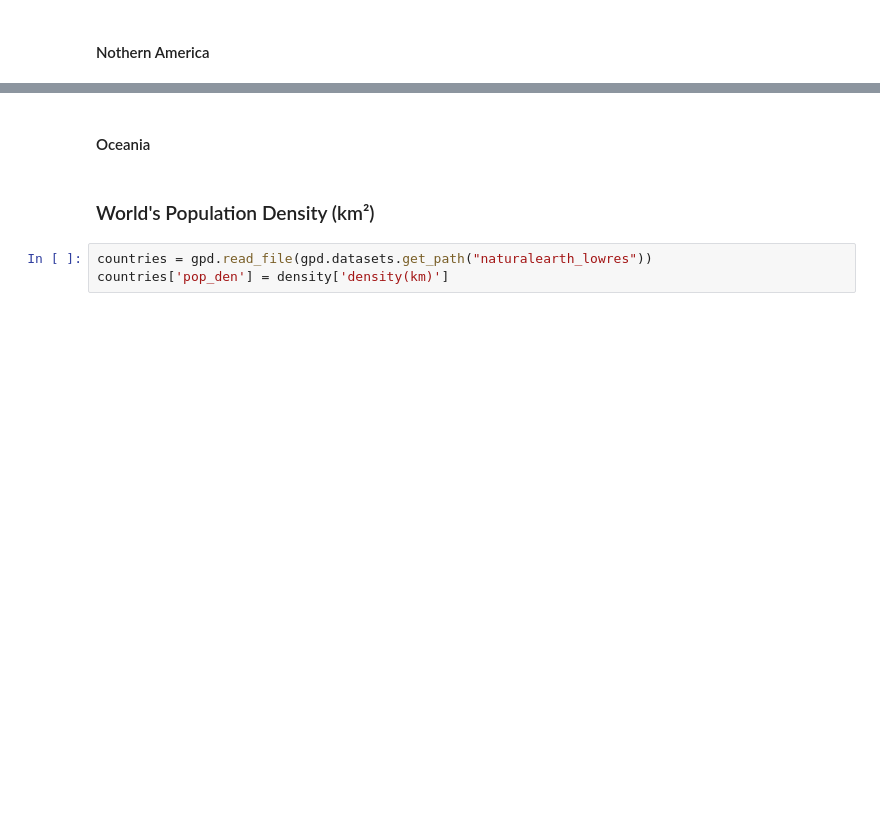
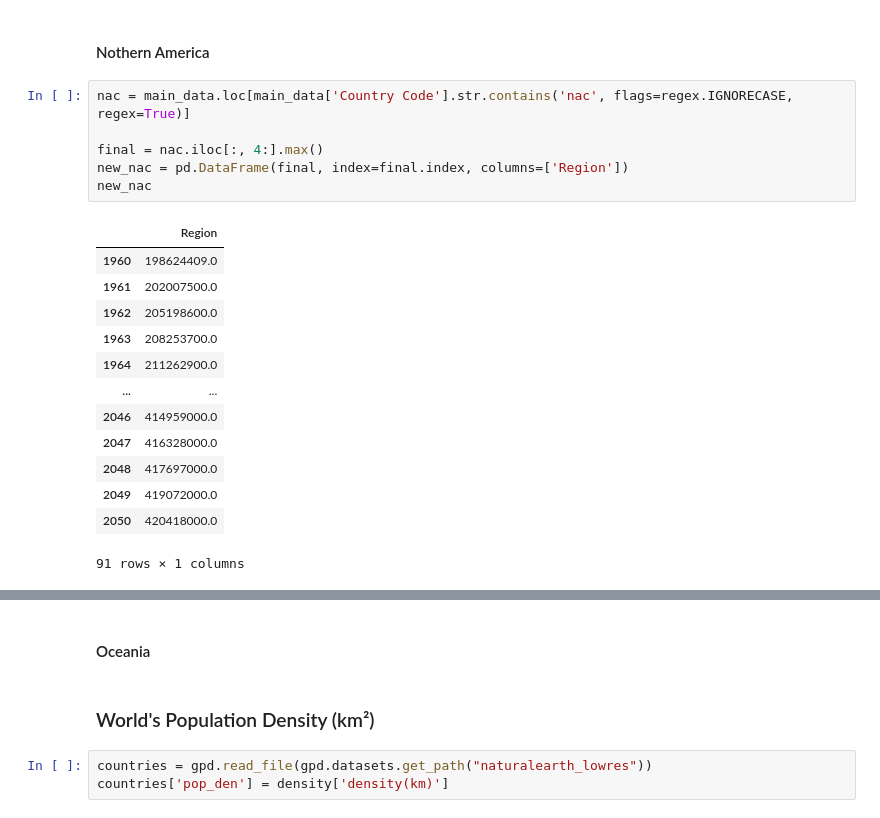
Before and after one commit to ProsperChuks/Population-Estimate-and-Projection, a Jupyter notebook: population_estimate.ipynb, the cells around one changed output, grey strips where cells are left out. Drawn from its saved outputs; the diff is of its cells as text; blank space fills up the shorter version.

```diff
--- a/population_estimate.ipynb
+++ b/population_estimate.ipynb
@@ -227,3 +227,23 @@ px.line(new_lcn, new_lcn.index, 'Region', labels={'x':'Year', 'Region':'Populati
 [interactive output not drawn]
 # %% [markdown]
 #### Nothern America
+# %%
+nac = main_data.loc[main_data['Country Code'].str.contains('nac', flags=regex.IGNORECASE, regex=True)]
+
+final = nac.iloc[:, 4:].max()
+new_nac = pd.DataFrame(final, index=final.index, columns=['Region'])
+new_nac
+# %% [output]
+|  | Region |
+| 1960 | 198624409.0 |
+| 1961 | 202007500.0 |
+| 1962 | 205198600.0 |
+| 1963 | 208253700.0 |
+| 1964 | 211262900.0 |
+| ... | ... |
+| 2046 | 414959000.0 |
+| 2047 | 416328000.0 |
+| 2048 | 417697000.0 |
+| 2049 | 419072000.0 |
+| 2050 | 420418000.0 |
+91 rows × 1 columns
```
Also changed, not shown: parts of 1 cell of this notebook.
